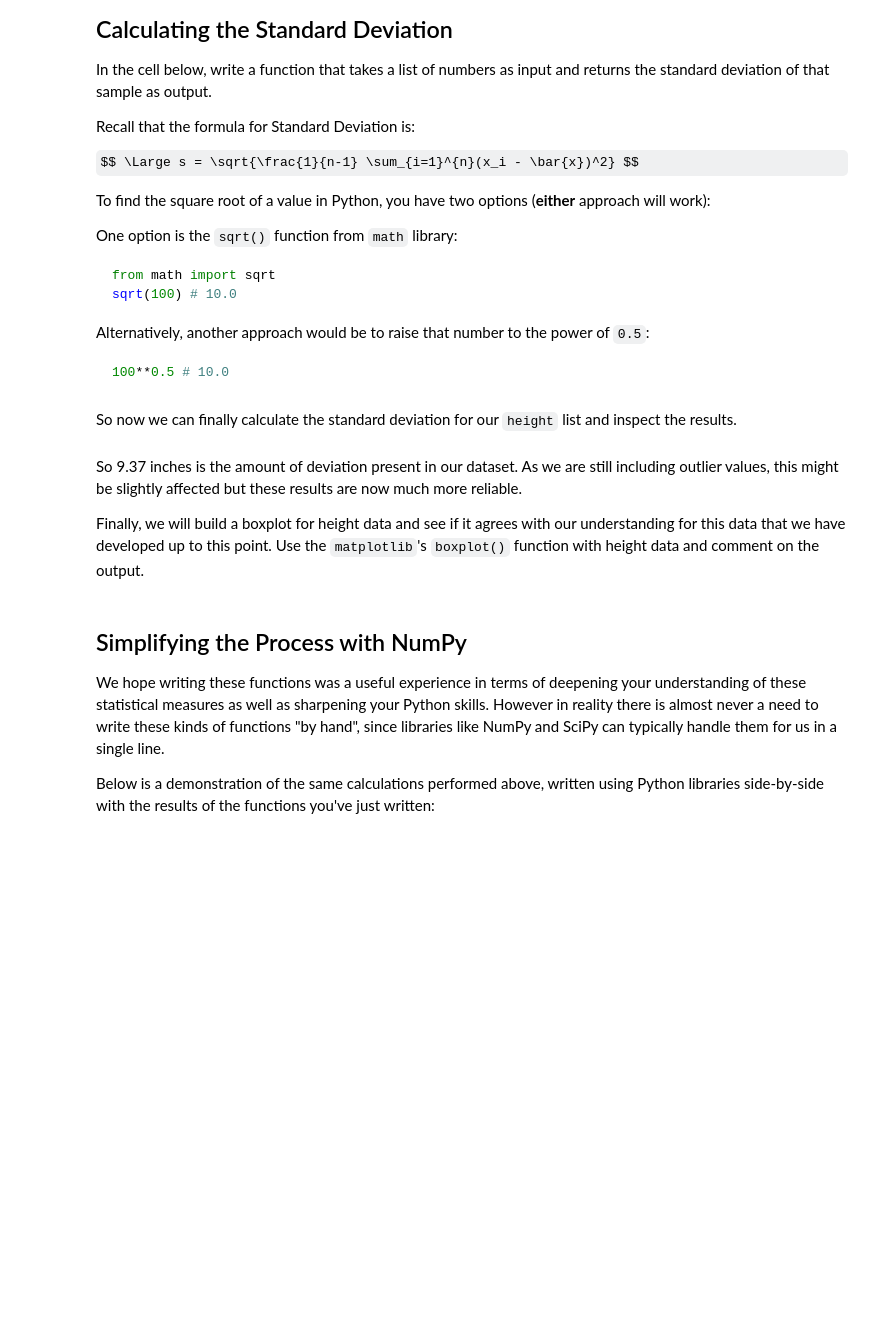
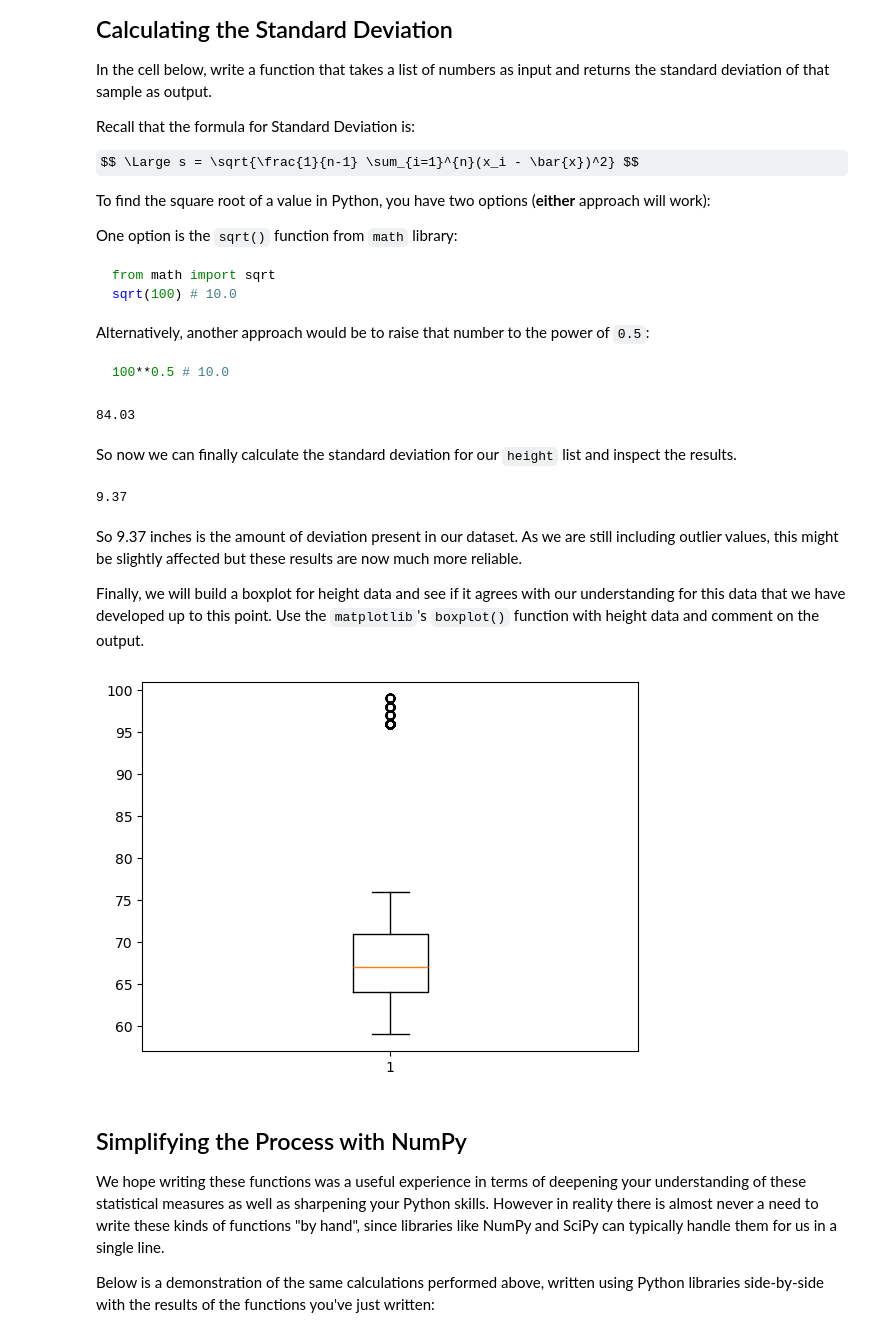
Before and after one commit to zippy345/dsc-implementing-statistics-with-functions-lab, a Jupyter notebook: index.ipynb, the cells around one changed output. Saved outputs shown, nothing was run; the diff lists cells and outputs as text; code cells hidden in the pictures; some formulas as TeX source; blank space fills up the shorter version.

```diff
--- a/index.ipynb
+++ b/index.ipynb
@@ -418,20 +493,24 @@ from math import sqrt
 
 def get_stddev(sample):
 
-    stddev = None
+    stddev = sqrt(get_variance(sample))
 
     return round(stddev, 2)
 
 test = [120,112,131,211,312,90]
 
 get_stddev(test) # 84.03
+# %% [output]
+84.03
 # %% [markdown]
 So now we can finally calculate the standard deviation for our `height` list and inspect the results.
 # %%
 # Replace None with appropriate code
-standard_deviation = None
+standard_deviation =  get_stddev(height)
 
 standard_deviation # 9.37
+# %% [output]
+9.37
 # %% [markdown]
 So 9.37 inches is the amount of deviation present in our dataset. As we are still including outlier values, this might be slightly affected but these results are now much more reliable.
 
@@ -439,7 +518,10 @@ Finally, we will build a boxplot for height data and see if it agrees with our u
 # %%
 # Replace None with appropriate code
 # A boxplot should display below
-plt.boxplot(None);
+plt.boxplot(height)
+plt.show()
+# %% [output]
+[figure, added]
 # %% [markdown]
 ## Simplifying the Process with NumPy
 
```
Also changed, not shown: parts of 22 cells of this notebook.
